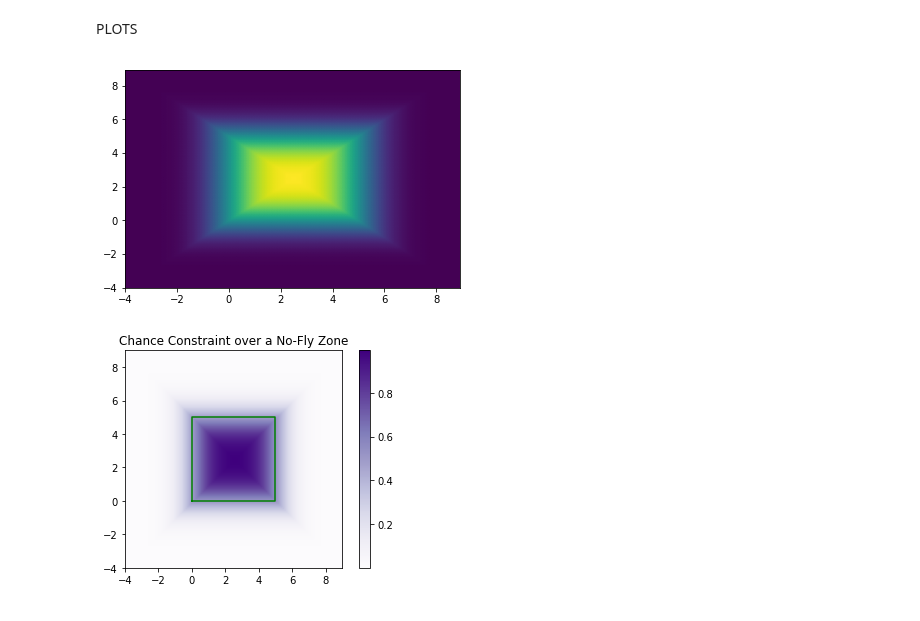
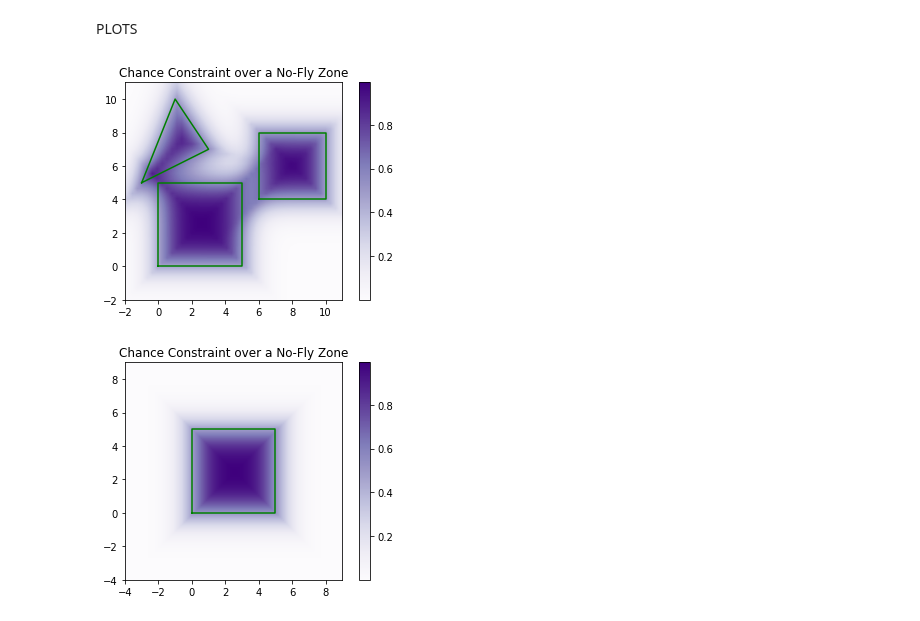
Before and after one commit to gustavo-moura/path-planning, a Jupyter notebook: Calculo de Alocação de Risco.ipynb, the cells around one changed output. Drawn from its saved outputs; the diff is of its cells as text; code cells hidden in the pictures.

Commit message:
improve visualization

```diff
--- a/Calculo de Alocação de Risco.ipynb
+++ b/Calculo de Alocação de Risco.ipynb
@@ -57,7 +57,7 @@ def chance_constraint(P, obs):
 
 
     distance = max(distances)
-    uncertainty = 0.1 # GPS imprecision
+    uncertainty = 1 # GPS imprecision
 
     chance = prob_collision(distance, uncertainty)
     return chance
@@ -112,25 +129,5 @@ chance constraint = 0.8413447460685429
 # %% [markdown]
 PLOTS
-# %%
-
-obs = [A, B, C, D]
-# %%
-import numpy as np
-import matplotlib.pyplot as plt
-
-@np.vectorize
-def f(x,y):
-    return chance_constraint(CartesianPoint(x,y), obs)
-
-m = np.arange(-4.0,9.0,0.1)
-p = np.arange(-4.0,9.0,0.1)
-
-X,Y = np.meshgrid(m, p)
-Z =f(X,Y)
-plt.pcolormesh(X,Y,Z,shading='gouraud')
-plt.show()
-# %% [output]
-[figure, removed]
 # %%
 def get_XY(area, loop=False):
     X = []
@@ -147,3 +165,42 @@ def get_XY(area, loop=False):
+# %%
+obstacles = [obs3, obs1, obs2]
+# %%
+import numpy as np
+import matplotlib.pyplot as plt
+
+# Mathematical function we need to plot
+@np.vectorize
+def z_func(x, y):
+    chance = 0
+    for obs in obstacles:
+        chance += chance_constraint(CartesianPoint(x,y), obs)
+    return chance
+
+# Setting up input values
+x = np.arange(-2.0, 11.0, 0.3)
+y = np.arange(-2.0, 11.0, 0.3)
+X, Y = np.meshgrid(x, y)
+
+# Calculating the output and storing it in the array Z
+Z = z_func(X, Y)
+
+im = plt.imshow(Z, cmap=plt.cm.Purples, extent=(-2, 11, -2, 11), interpolation='bilinear', origin='lower')
+
+plt.colorbar(im);
+
+
+# Plot the obstacles limits
+for obs in obstacles:
+    X_obs,Y_obs = get_XY(obs, loop=True)
+    plt.plot(X_obs,Y_obs, color='green')
+
+
+
+plt.title('Chance Constraint over a No-Fly Zone')
+
+plt.show()
+# %% [output]
+[figure, added]
 # %%
 import numpy as np
 import matplotlib.pyplot as plt
```
Also changed, not shown: parts of 6 cells of this notebook.
